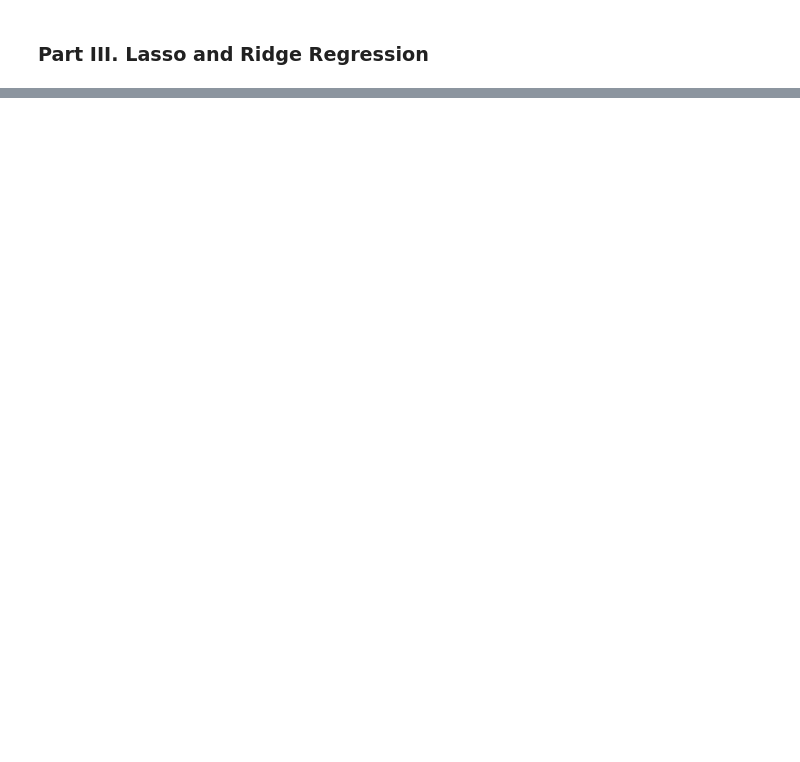
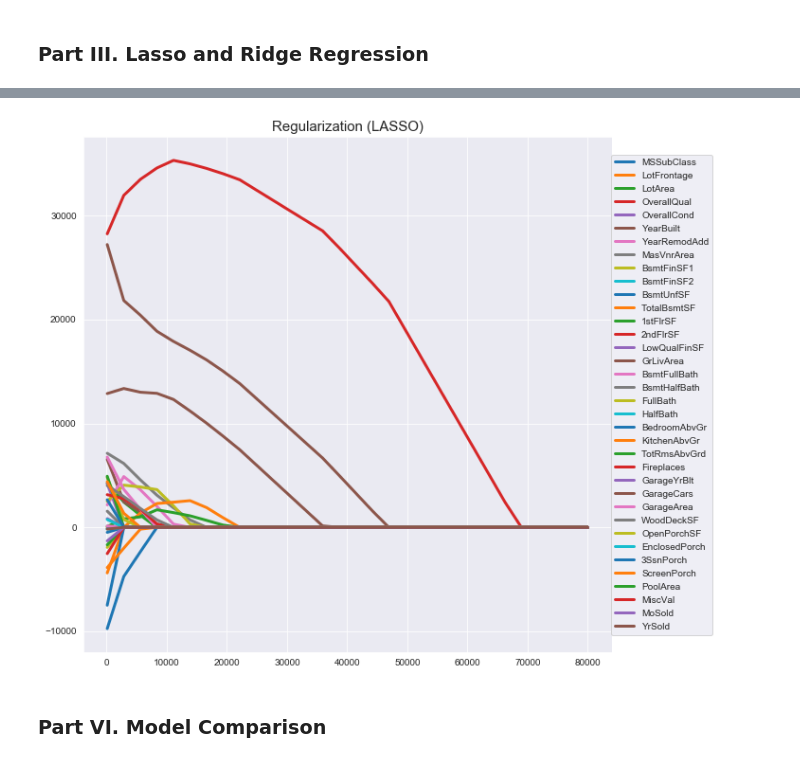
Before and after one commit to robertmanriquez/webinars_old, a Jupyter notebook: Regression_Webinar/Regression Webinar.ipynb, the cells around one changed output, grey strips where cells are left out. Drawn from its saved outputs; the diff is of its cells as text; code cells hidden in the pictures; blank space fills up the shorter version.

```diff
--- a/Regression_Webinar/Regression Webinar.ipynb
+++ b/Regression_Webinar/Regression Webinar.ipynb
@@ -442,0 +571,2 @@ X_test_scaled = ss.transform(X_test)
+# %%
+lasso.fit(X_train_scaled, y_train)
@@ -442,0 +626,18 @@ X_test_scaled = ss.transform(X_test)
+# %%
+# Visualizing alpha vs coefficients from LASSO to see coeffs get regularized to 0
+
+alphas_list = np.linspace(100,80000, 30)
+coefs_list = []
+for i in alphas_list:
+    model = Lasso(alpha = i)
+    model.fit(X_train_scaled, y_train)
+    coefs_list.append(model.coef_)
+
+plt.figure(figsize = (10,10))
+plt.plot(alphas_list, coefs_list, lw = '3')
+plt.title("Regularization (LASSO)", fontsize = 15)
+plt.legend(X.columns, loc='right', bbox_to_anchor= (1.2, 0.5));
+# %% [output]
+[figure, added]
+# %% [markdown]
+### Part VI. Model Comparison
```
Also changed, not shown: parts of 28 cells of this notebook, 4 other files.
